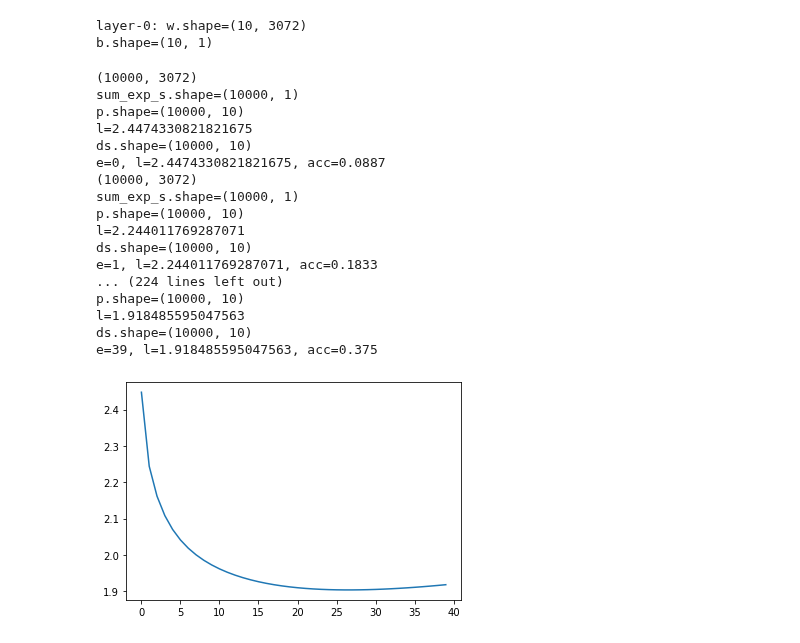
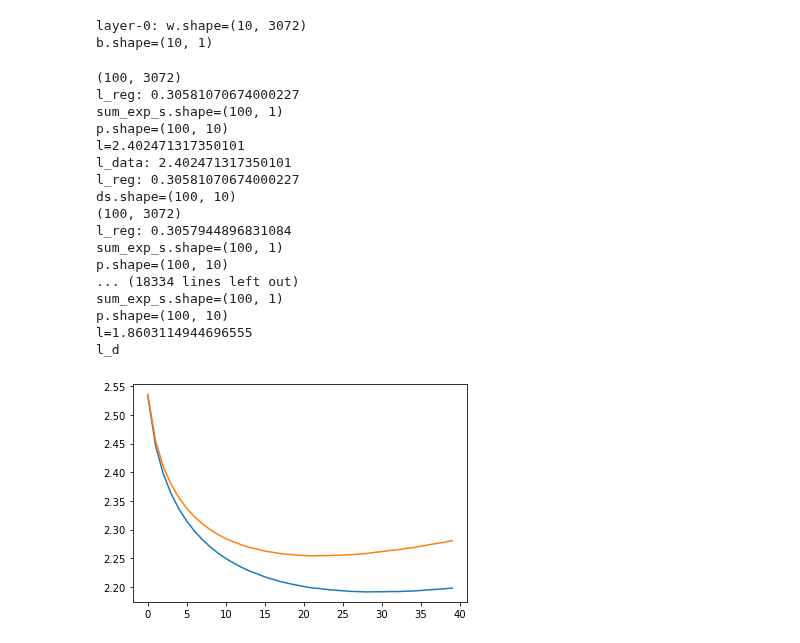
Before and after one commit to mark-antal-csizmadia/nn-blocks, a Jupyter notebook: main.ipynb, the cells around one changed output. Cells and saved outputs as stored; diff of their text form; code cells hidden in the pictures.

```diff
--- a/main.ipynb
+++ b/main.ipynb
@@ -157,6 +159,17 @@ class Optimizer():
         b -= self.lr * db
 
         return w, b
+
+
+class L2Regularizer():
+    def __init__(self, reg_rate):
+        self.reg_rate = reg_rate
+
+    def loss(self, w):
+        return self.reg_rate * np.sum(w * w)
+
+    def grad(self, w):
+        return self.reg_rate * 2 * w
 # %%
 class Classifier():
     def __init__(self, output_dim):
@@ -195,7 +208,7 @@ class SoftmaxClassifier(Classifier):
         ds.shape = (batch, output_dim)
         """
         n = y.shape[0]
-        ds = p
+        ds = np.copy(p) #changed
         ds[np.arange(n), y] =- 1
         ds /= n
         print(f"ds.shape={ds.shape}")
@@ -371,34 +467,36 @@ class NN():
             repr_str += "layer-" + str(idx) + ": " + layer.__repr__() + "\n"
         return repr_str
 # %%
-lr = 0.01
+nn = NN(input_dim=x_train.shape[1], output_dim=10)
+#nn = NN(input_dim=4, output_dim=10)
+print(nn)
+
+lr = 0.0001
 optimizer = Optimizer(lr)
-nn = NN(input_dim=x_train.shape[1], output_dim=10, optimizer=optimizer)
-print(nn)
 # %% [output]
 layer-0: w.shape=(10, 3072)
 b.shape=(10, 1)
 # %%
 n_epochs = 40
 #nn.fit(x=x_train, y=y_train, n_epochs=n_epochs)
 
-nn.fit(x=x_train, y=y_train, n_epochs=n_epochs)
+nn.fit(x=x_train, y=y_train, x_val=x_val, y_val=y_val, n_epochs=n_epochs, optimizer=optimizer)
 # %% [output]
-(10000, 3072)
-sum_exp_s.shape=(10000, 1)
-p.shape=(10000, 10)
-l=2.4474330821821675
-ds.shape=(10000, 10)
-e=0, l=2.4474330821821675, acc=0.0887
-(10000, 3072)
-sum_exp_s.shape=(10000, 1)
-p.shape=(10000, 10)
-l=2.244011769287071
-ds.shape=(10000, 10)
-e=1, l=2.244011769287071, acc=0.1833
-... (224 lines left out)
-p.shape=(10000, 10)
-l=1.918485595047563
-ds.shape=(10000, 10)
-e=39, l=1.918485595047563, acc=0.375
+(100, 3072)
+l_reg: 0.30581070674000227
+sum_exp_s.shape=(100, 1)
+p.shape=(100, 10)
+l=2.402471317350101
+l_data: 2.402471317350101
+l_reg: 0.30581070674000227
+ds.shape=(100, 10)
+(100, 3072)
+l_reg: 0.3057944896831084
+sum_exp_s.shape=(100, 1)
+p.shape=(100, 10)
+... (18334 lines left out)
+sum_exp_s.shape=(100, 1)
+p.shape=(100, 10)
+l=1.8603114944696555
+l_d
-[figure, old version]
+[figure, new version]
```
Also changed, not shown: parts of 6 cells of this notebook, 1 other file.
